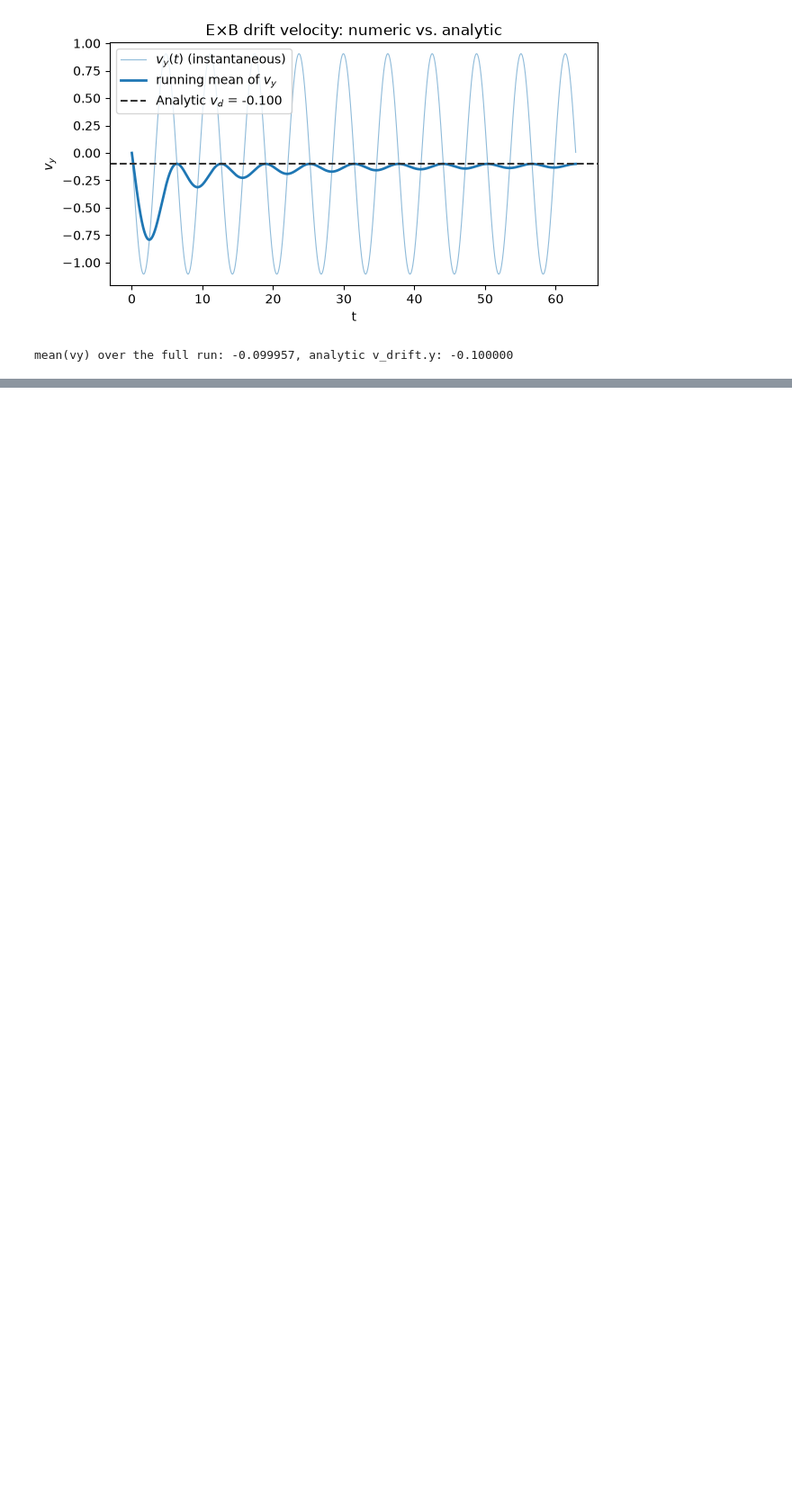
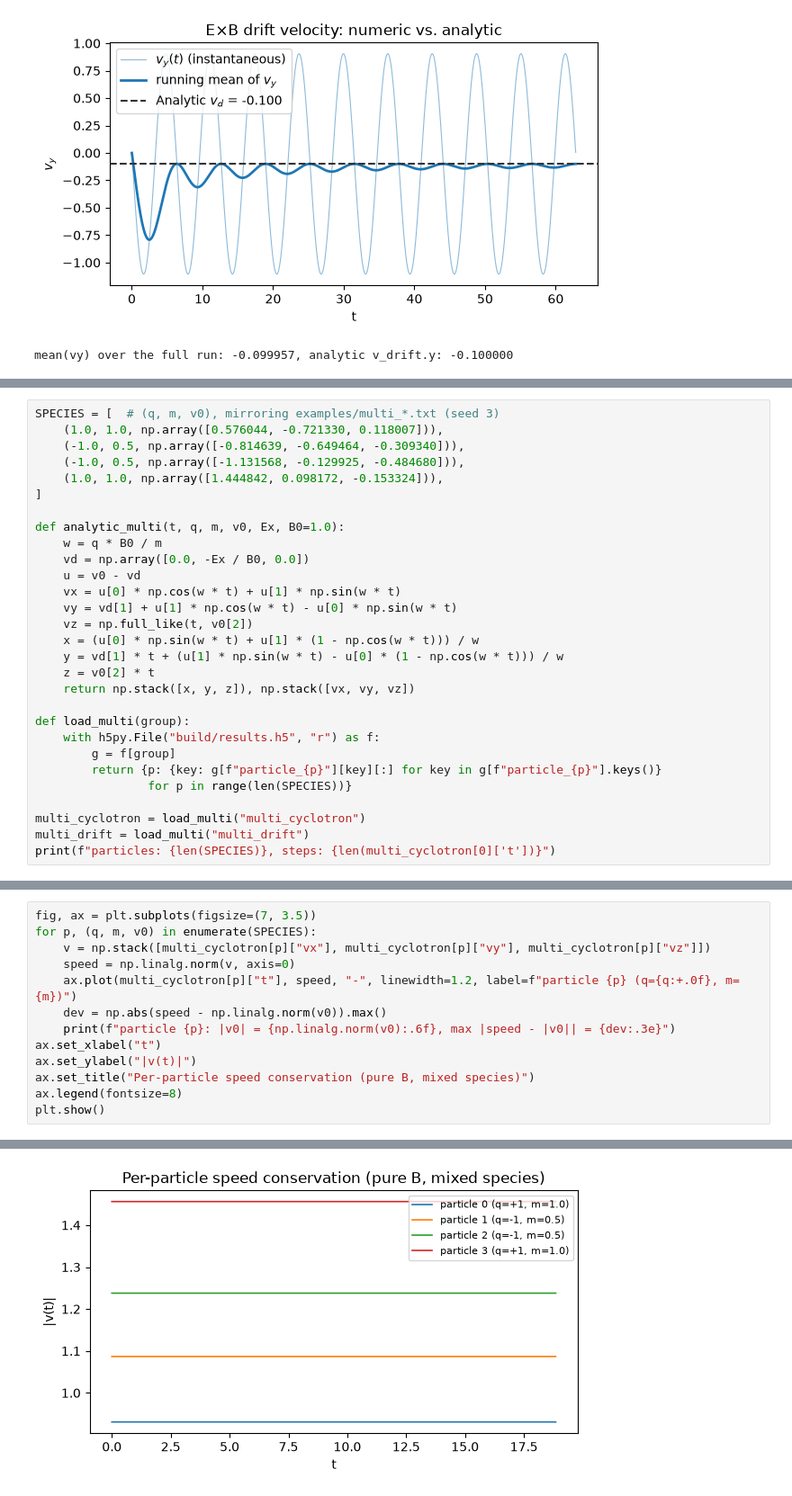
Before and after one commit to pabloreque/HPC, a Jupyter notebook: Session_2/analysis.ipynb, the cells around one changed output, grey strips where cells are left out. Shown at 90% size. Cells and saved outputs as stored; diff of their text form; blank space fills up the shorter version.

Commit message:
Generalized to N particles, but TODO yee mesh

```diff
--- a/Session_2/analysis.ipynb
+++ b/Session_2/analysis.ipynb
@@ -143,0 +151,29 @@ mean(vy) over the full run: -0.099957, analytic v_drift.y: -0.100000
+# %%
+SPECIES = [  # (q, m, v0), mirroring examples/multi_*.txt (seed 3)
+    (1.0, 1.0, np.array([0.576044, -0.721330, 0.118007])),
+    (-1.0, 0.5, np.array([-0.814639, -0.649464, -0.309340])),
+    (-1.0, 0.5, np.array([-1.131568, -0.129925, -0.484680])),
+    (1.0, 1.0, np.array([1.444842, 0.098172, -0.153324])),
+]
+
+def analytic_multi(t, q, m, v0, Ex, B0=1.0):
+    w = q * B0 / m
+    vd = np.array([0.0, -Ex / B0, 0.0])
+    u = v0 - vd
+    vx = u[0] * np.cos(w * t) + u[1] * np.sin(w * t)
+    vy = vd[1] + u[1] * np.cos(w * t) - u[0] * np.sin(w * t)
+    vz = np.full_like(t, v0[2])
+    x = (u[0] * np.sin(w * t) + u[1] * (1 - np.cos(w * t))) / w
+    y = vd[1] * t + (u[1] * np.sin(w * t) - u[0] * (1 - np.cos(w * t))) / w
+    z = v0[2] * t
+    return np.stack([x, y, z]), np.stack([vx, vy, vz])
+
+def load_multi(group):
+    with h5py.File("build/results.h5", "r") as f:
+        g = f[group]
+        return {p: {key: g[f"particle_{p}"][key][:] for key in g[f"particle_{p}"].keys()}
+                for p in range(len(SPECIES))}
+
+multi_cyclotron = load_multi("multi_cyclotron")
+multi_drift = load_multi("multi_drift")
+print(f"particles: {len(SPECIES)}, steps: {len(multi_cyclotron[0]['t'])}")
@@ -143,0 +186,14 @@ mean(vy) over the full run: -0.099957, analytic v_drift.y: -0.100000
+# %%
+fig, ax = plt.subplots(figsize=(7, 3.5))
+for p, (q, m, v0) in enumerate(SPECIES):
+    v = np.stack([multi_cyclotron[p]["vx"], multi_cyclotron[p]["vy"], multi_cyclotron[p]["vz"]])
+    speed = np.linalg.norm(v, axis=0)
+    ax.plot(multi_cyclotron[p]["t"], speed, "-", linewidth=1.2, label=f"particle {p} (q={q:+.0f}, m={m})")
+    dev = np.abs(speed - np.linalg.norm(v0)).max()
+    print(f"particle {p}: |v0| = {np.linalg.norm(v0):.6f}, max |speed - |v0|| = {dev:.3e}")
+ax.set_xlabel("t")
+ax.set_ylabel("|v(t)|")
+ax.set_title("Per-particle speed conservation (pure B, mixed species)")
+ax.legend(fontsize=8)
+plt.show()
+# %% [output]
@@ -143,0 +204 @@ mean(vy) over the full run: -0.099957, analytic v_drift.y: -0.100000
+[figure, added]
```
Also changed, not shown: parts of 12 cells of this notebook, 4 other files.
